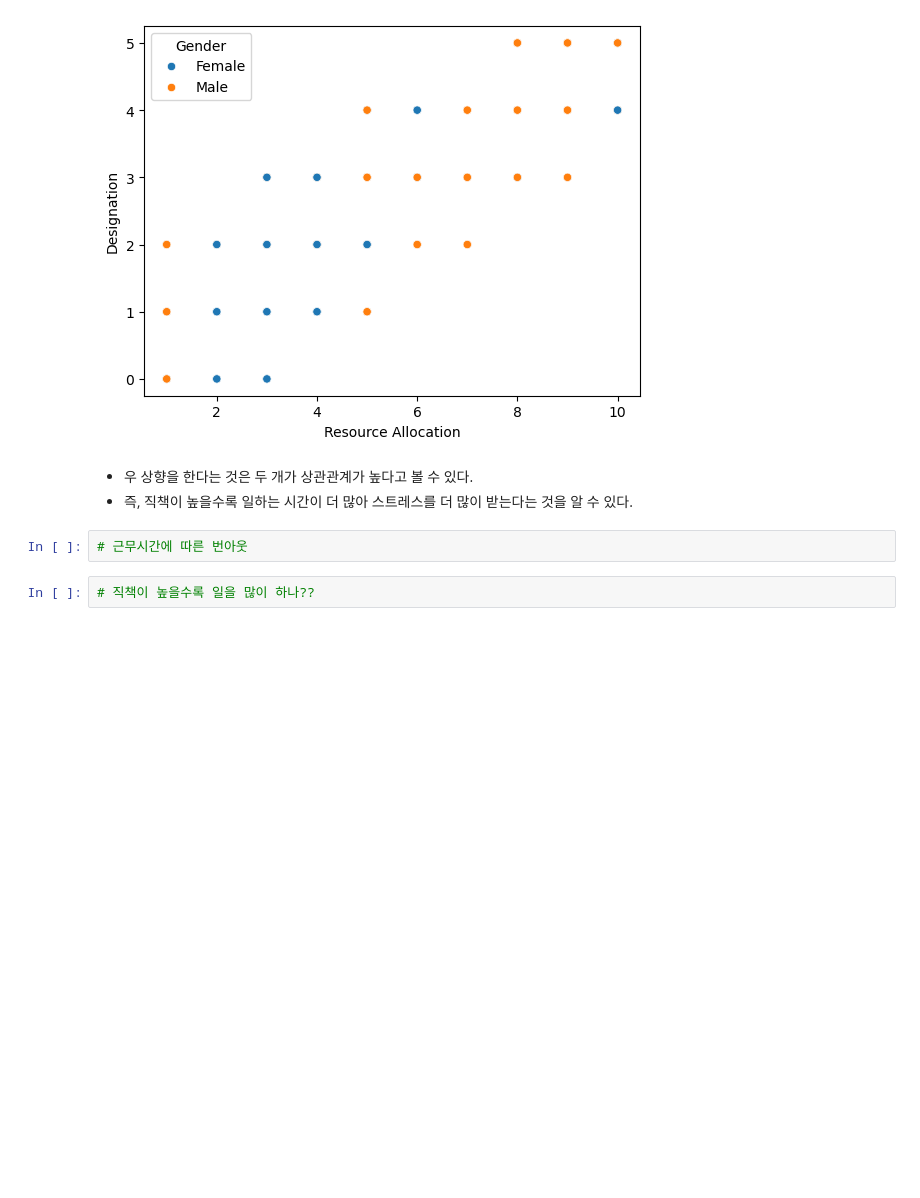
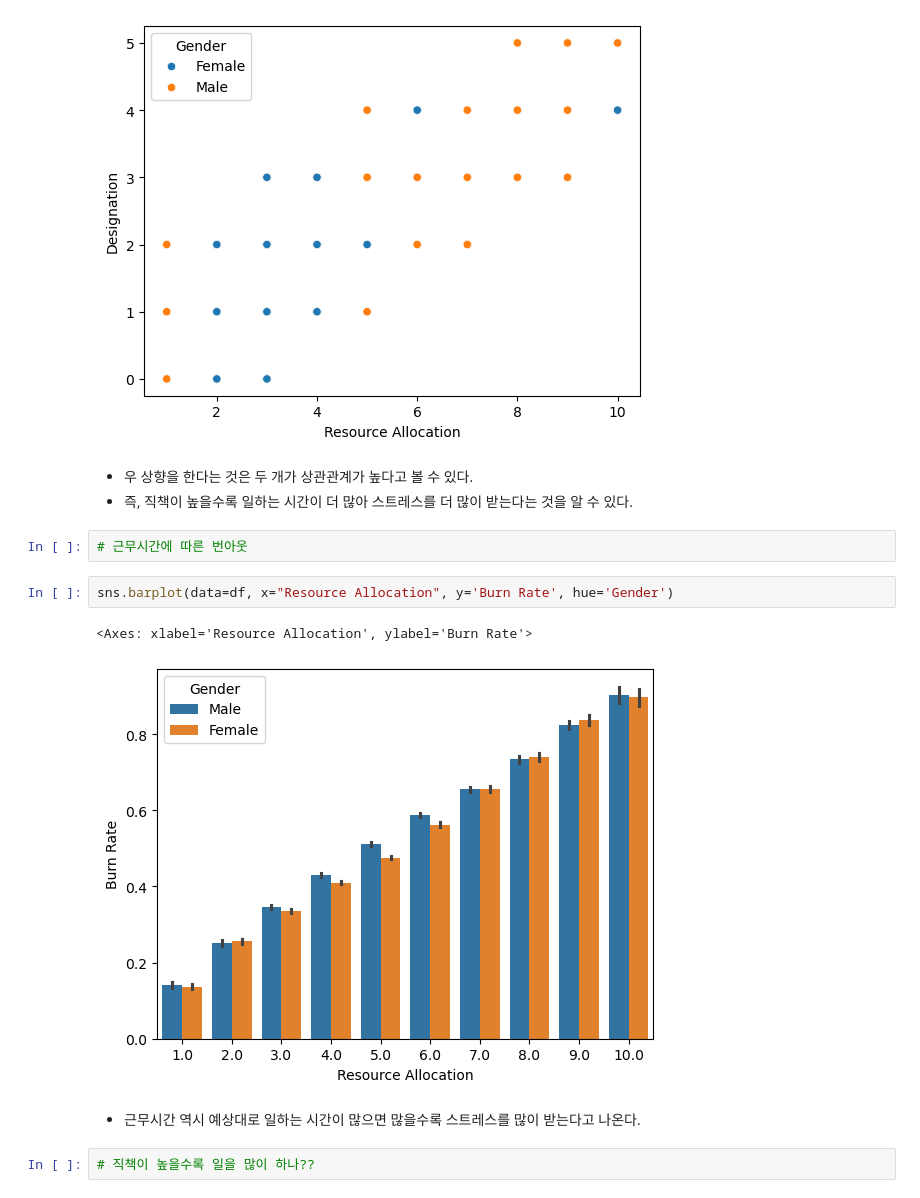
Before and after one commit to MaengJuyoung/kgitbank-MachineLearning, a Jupyter notebook: 6.회귀/Quiz01_burn out_유행병.ipynb, the cells around one changed output. Saved outputs shown, nothing was run; the diff lists cells and outputs as text; blank space fills up the shorter version.

```diff
--- a/6.회귀/Quiz01_burn out_유행병.ipynb
+++ b/6.회귀/Quiz01_burn out_유행병.ipynb
@@ -253,5 +253,12 @@ sns.scatterplot(data=df, x='Resource Allocation', y='Designation', hue='Gender')
 * 즉, 직책이 높을수록 일하는 시간이 더 많아 스트레스를 더 많이 받는다는 것을 알 수 있다.
 # %%
 # 근무시간에 따른 번아웃
+# %%
+sns.barplot(data=df, x="Resource Allocation", y='Burn Rate', hue='Gender')
+# %% [output]
+<Axes: xlabel='Resource Allocation', ylabel='Burn Rate'>
+[figure, added]
+# %% [markdown]
+* 근무시간 역시 예상대로 일하는 시간이 많으면 많을수록 스트레스를 많이 받는다고 나온다.
 # %%
 # 직책이 높을수록 일을 많이 하나??
```
Also changed, not shown: parts of 24 cells of this notebook.
